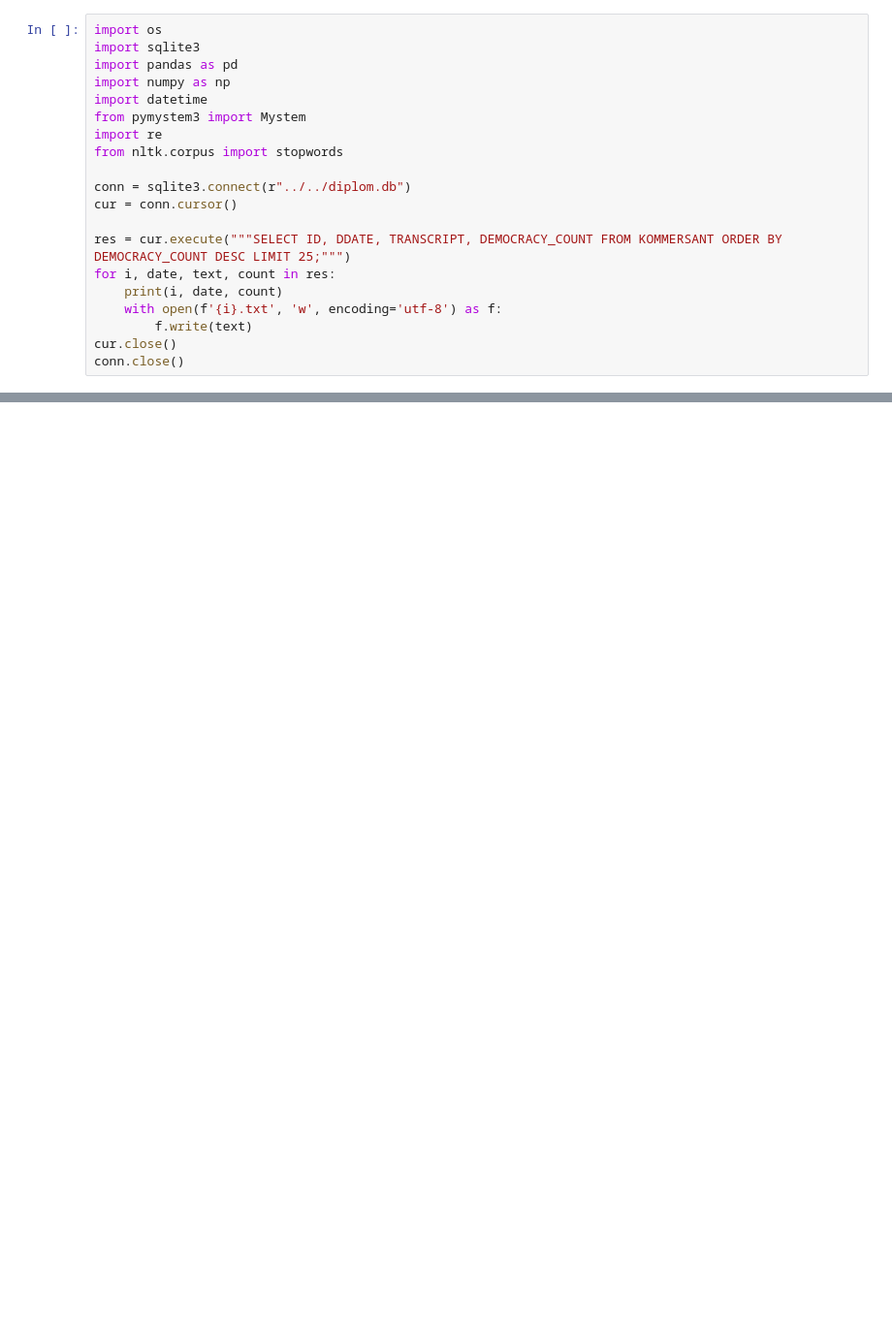
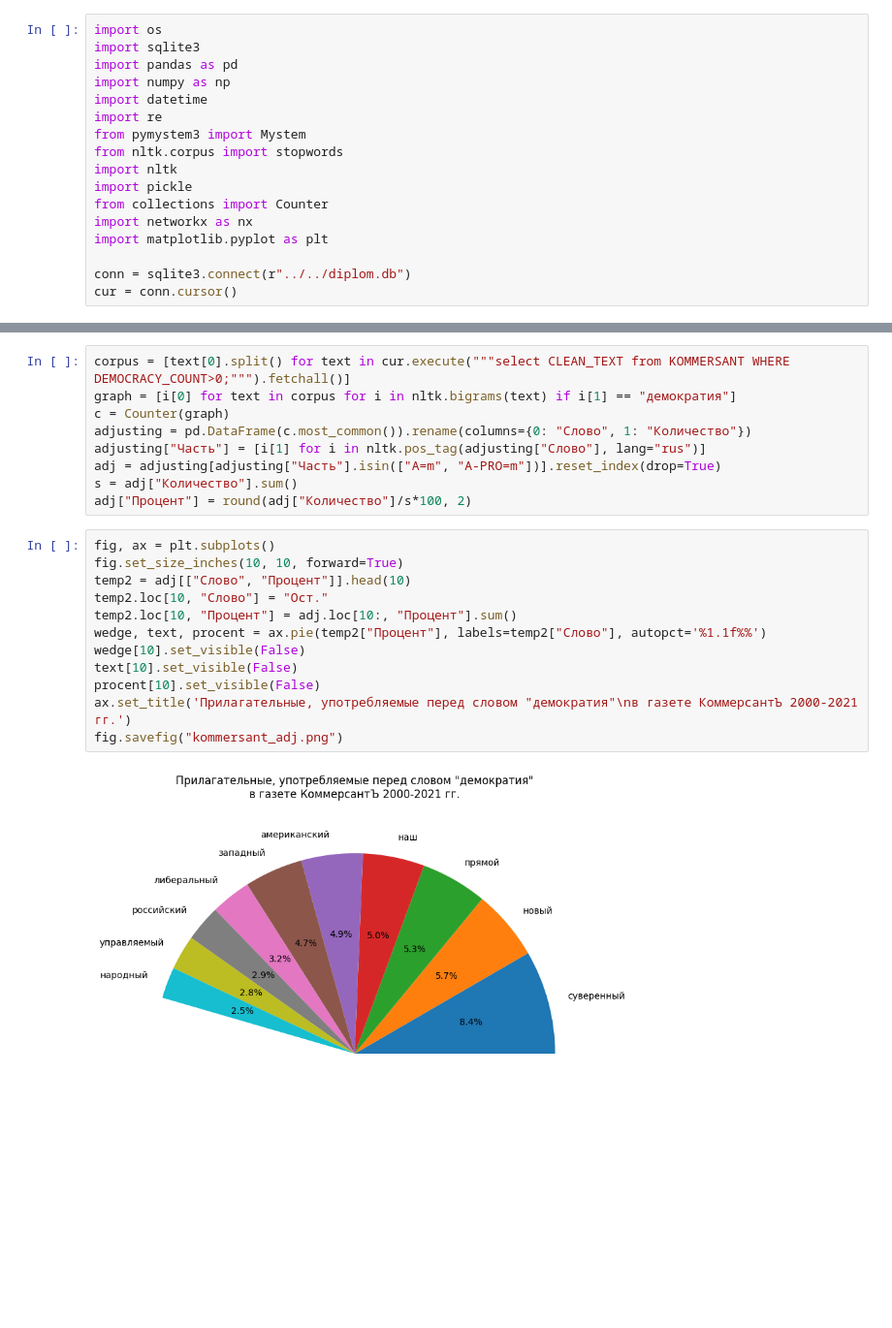
Before and after one commit to alexkobz/diplom, a Jupyter notebook: texts/kommersant/kommersant.ipynb, the cells around one changed output, grey strips where cells are left out. Shown at 97% size. Saved outputs shown, nothing was run; the diff lists cells and outputs as text; blank space fills up the shorter version.

```diff
--- a/texts/kommersant/kommersant.ipynb
+++ b/texts/kommersant/kommersant.ipynb
@@ -4,17 +4,14 @@ import sqlite3
 import pandas as pd
 import numpy as np
 import datetime
+import re
 from pymystem3 import Mystem
-import re
 from nltk.corpus import stopwords
+import nltk
+import pickle
+from collections import Counter
+import networkx as nx
+import matplotlib.pyplot as plt
 
 conn = sqlite3.connect(r"../../diplom.db")
 cur = conn.cursor()
-
-res = cur.execute("""SELECT ID, DDATE, TRANSCRIPT, DEMOCRACY_COUNT FROM KOMMERSANT ORDER BY DEMOCRACY_COUNT DESC LIMIT 25;""")
-for i, date, text, count in res:
-    print(i, date, count)
-    with open(f'{i}.txt', 'w', encoding='utf-8') as f:
-        f.write(text)
-cur.close()
-conn.close()
@@ -38,0 +18,23 @@ conn.close()
+# %%
+corpus = [text[0].split() for text in cur.execute("""select CLEAN_TEXT from KOMMERSANT WHERE DEMOCRACY_COUNT>0;""").fetchall()]
+graph = [i[0] for text in corpus for i in nltk.bigrams(text) if i[1] == "демократия"]
+c = Counter(graph)
+adjusting = pd.DataFrame(c.most_common()).rename(columns={0: "Слово", 1: "Количество"})
+adjusting["Часть"] = [i[1] for i in nltk.pos_tag(adjusting["Слово"], lang="rus")]
+adj = adjusting[adjusting["Часть"].isin(["A=m", "A-PRO=m"])].reset_index(drop=True)
+s = adj["Количество"].sum()
+adj["Процент"] = round(adj["Количество"]/s*100, 2)
+# %%
+fig, ax = plt.subplots()
+fig.set_size_inches(10, 10, forward=True)
+temp2 = adj[["Слово", "Процент"]].head(10)
+temp2.loc[10, "Слово"] = "Ост."
+temp2.loc[10, "Процент"] = adj.loc[10:, "Процент"].sum()
+wedge, text, procent = ax.pie(temp2["Процент"], labels=temp2["Слово"], autopct='%1.1f%%')
+wedge[10].set_visible(False)
+text[10].set_visible(False)
+procent[10].set_visible(False)
+ax.set_title('Прилагательные, употребляемые перед словом "демократия"\nв газете КоммерсантЪ 2000-2021 гг.')
+fig.savefig("kommersant_adj.png")
+# %% [output]
+[figure, added]
```
Also changed, not shown: parts of 2 cells of this notebook, 21 other files.
